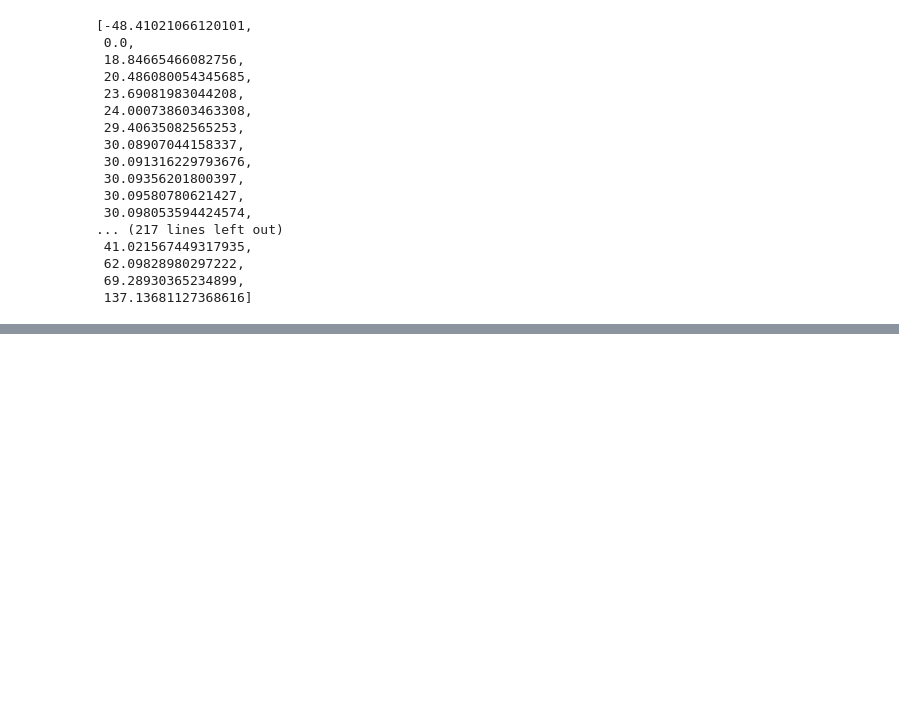
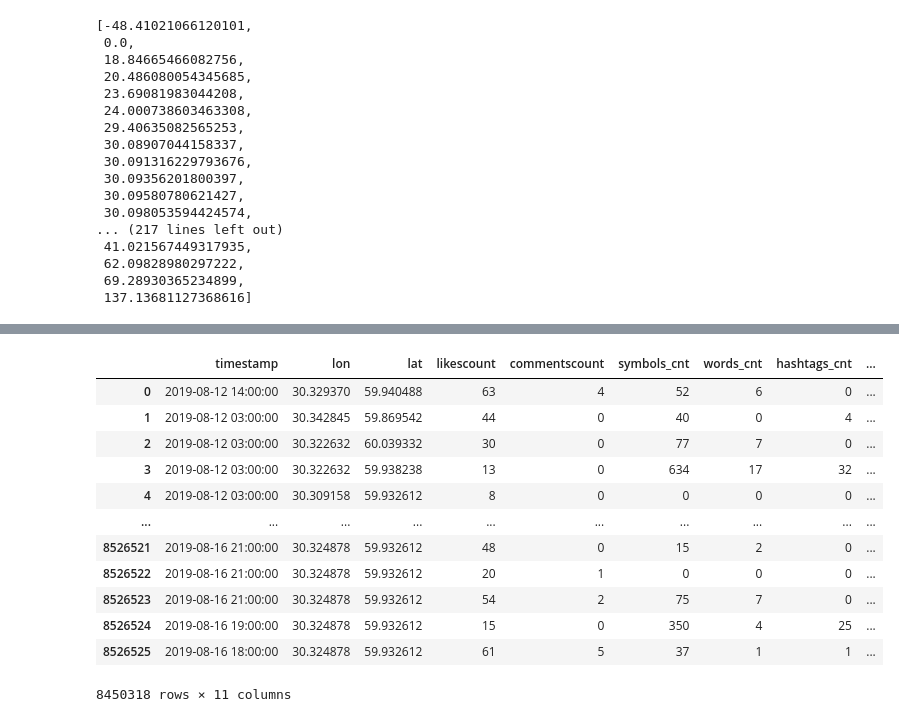
Before and after one commit to AAYamoldin/TrainingPrograms, a Jupyter notebook: Python/ITMO_ Machine_Learning_for_Industrial_Data/Lab1/lab1.ipynb, the cells around one changed output, grey strips where cells are left out. Drawn from its saved outputs; the diff is of its cells as text; code cells hidden in the pictures; blank space fills up the shorter version.

Commit message:
Добавил ёбаные квадратики в датасет

```diff
--- a/Python/ITMO_ Machine_Learning_for_Industrial_Data/Lab1/lab1.ipynb
+++ b/Python/ITMO_ Machine_Learning_for_Industrial_Data/Lab1/lab1.ipynb
@@ -123,0 +66,5 @@ df[df.lat.isin(sorted(df.lat.unique())[0:1])]
+# %%
+# нижняя и верхняя граница по широте должна быть 59.656929822910136 и 60.374089897957774
+# по долготе 30.08907044158337 и 30.61009330637269
+true_lon = sorted(df.lon.unique()[(df.lon.unique() >= 30.08907044158337) & (df.lon.unique() <= 30.61009330637269)])
+true_lon
@@ -123,0 +89,3 @@ df[df.lat.isin(sorted(df.lat.unique())[0:1])]
+# %%
+true_lat = sorted(df.lat.unique()[(df.lat.unique() >= 59.656929822910136) & (df.lat.unique() <= 60.374089897957774)])
+true_lat
@@ -123,0 +110,20 @@ df[df.lat.isin(sorted(df.lat.unique())[0:1])]
+# %%
+# Оставим в датасете только интересующие нас долготы и широты и переведем timestamp в даты
+df['timestamp']= [datetime.fromtimestamp(x) for x in df['timestamp']]
+df_clear = df[(df.lat >= true_lat[0]) & (df.lat <= true_lat[-1])]
+df_clear = df[(df.lon >= true_lon[0]) & (df.lon <= true_lon[-1])]
+df_clear
+# %% [output]
+|  | timestamp | lon | lat | likescount | commentscount | symbols_cnt | words_cnt | hashtags_cnt | ... |
+| 0 | 2019-08-12 14:00:00 | 30.329370 | 59.940488 | 63 | 4 | 52 | 6 | 0 | ... |
+| 1 | 2019-08-12 03:00:00 | 30.342845 | 59.869542 | 44 | 0 | 40 | 0 | 4 | ... |
+| 2 | 2019-08-12 03:00:00 | 30.322632 | 60.039332 | 30 | 0 | 77 | 7 | 0 | ... |
+| 3 | 2019-08-12 03:00:00 | 30.322632 | 59.938238 | 13 | 0 | 634 | 17 | 32 | ... |
+| 4 | 2019-08-12 03:00:00 | 30.309158 | 59.932612 | 8 | 0 | 0 | 0 | 0 | ... |
+| ... | ... | ... | ... | ... | ... | ... | ... | ... | ... |
+| 8526521 | 2019-08-16 21:00:00 | 30.324878 | 59.932612 | 48 | 0 | 15 | 2 | 0 | ... |
+| 8526522 | 2019-08-16 21:00:00 | 30.324878 | 59.932612 | 20 | 1 | 0 | 0 | 0 | ... |
+| 8526523 | 2019-08-16 21:00:00 | 30.324878 | 59.932612 | 54 | 2 | 75 | 7 | 0 | ... |
+| 8526524 | 2019-08-16 19:00:00 | 30.324878 | 59.932612 | 15 | 0 | 350 | 4 | 25 | ... |
+| 8526525 | 2019-08-16 18:00:00 | 30.324878 | 59.932612 | 61 | 5 | 37 | 1 | 1 | ... |
+8450318 rows × 11 columns
```
Also changed, not shown: parts of 14 cells of this notebook.
